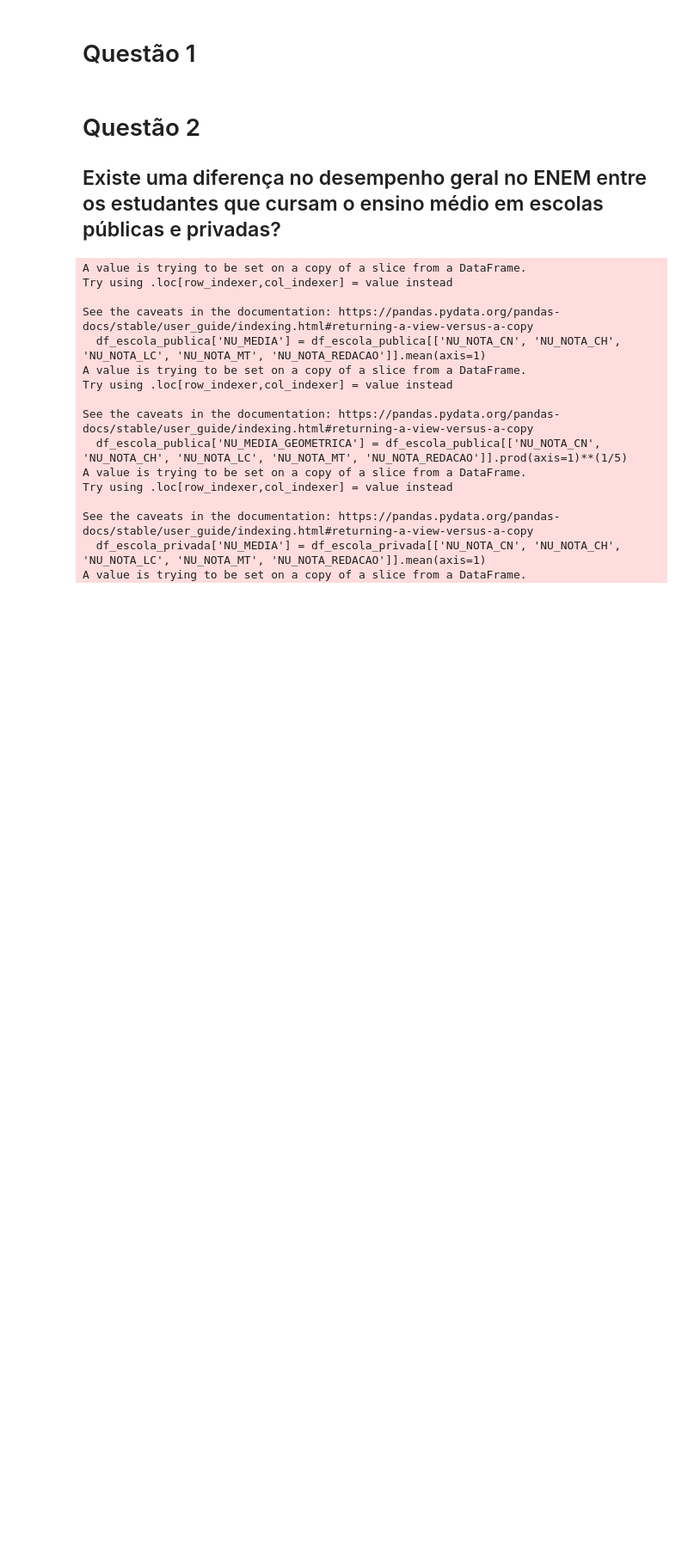
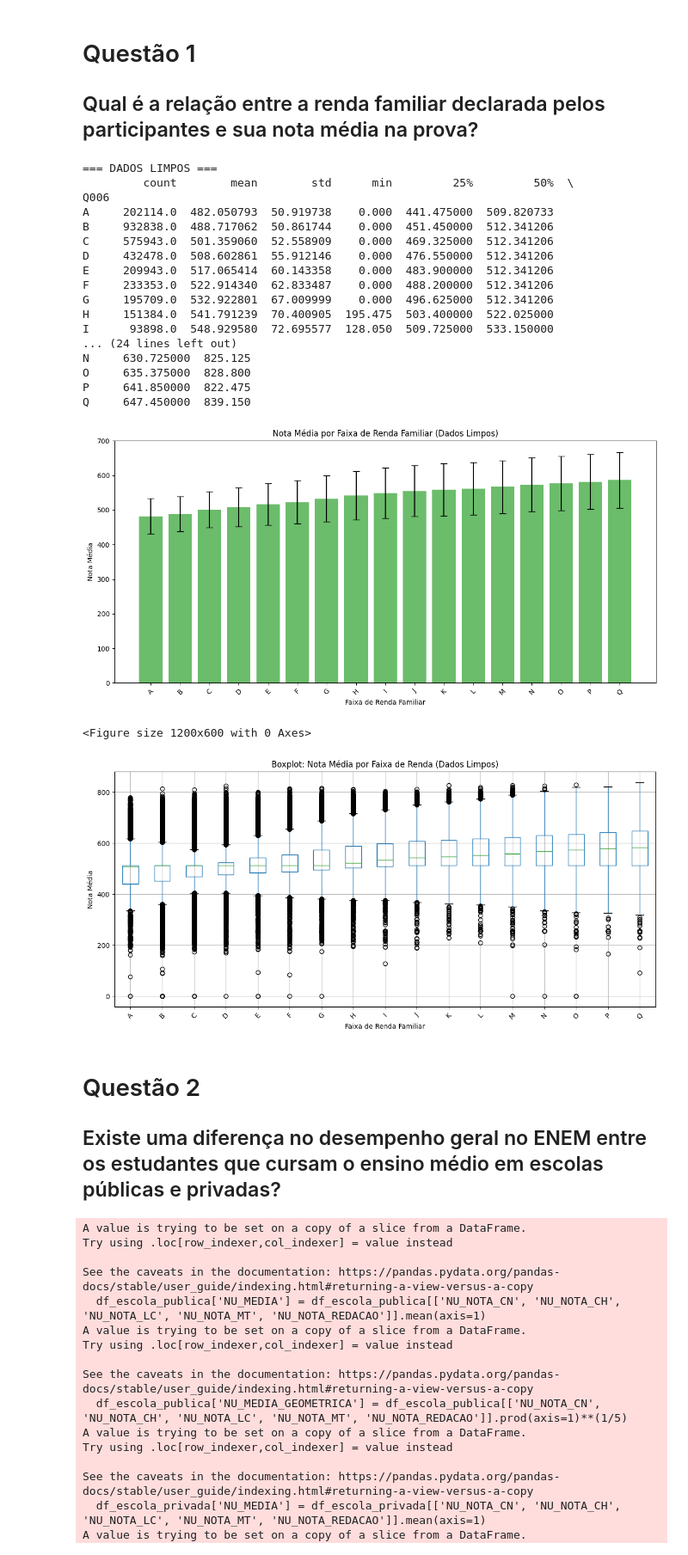
Before and after one commit to jpsampaior/analise-enem, a Jupyter notebook: enem.ipynb, the cells around one changed output. Shown at 86% size. Saved outputs shown, nothing was run; the diff lists cells and outputs as text; code cells hidden in the pictures; blank space fills up the shorter version.

```diff
--- a/enem.ipynb
+++ b/enem.ipynb
@@ -7,7 +5,75 @@ from sklearn.impute import SimpleImputer
 # %%
 df_enem = pd.read_csv("data/enem.csv", encoding='latin-1', sep=";")
 # %% [markdown]
-# Questão 1
+# Questão 1 <br>
+## Qual é a relação entre a renda familiar declarada pelos participantes e sua nota média na prova?
+# %%
+df_enem_clean = df_enem.copy()
+
+# Limpar dados - imputar valores nulos com média
+processor = SimpleImputer(strategy="mean")
+colunas_notas = ["NU_NOTA_CN", "NU_NOTA_CH", "NU_NOTA_LC", "NU_NOTA_MT", "NU_NOTA_COMP1", "NU_NOTA_COMP2", "NU_NOTA_COMP3", "NU_NOTA_COMP4", "NU_NOTA_COMP5", "NU_NOTA_REDACAO"]
+df_enem_clean[colunas_notas] = processor.fit_transform(df_enem[colunas_notas])
+
+# Calcular nota média das provas objetivas
+df_enem['NU_MEDIA'] = df_enem[['NU_NOTA_CN', 'NU_NOTA_CH', 'NU_NOTA_LC', 'NU_NOTA_MT']].mean(axis=1)
+df_enem_clean['NU_MEDIA'] = df_enem_clean[['NU_NOTA_CN', 'NU_NOTA_CH', 'NU_NOTA_LC', 'NU_NOTA_MT']].mean(axis=1)
+
+# Filtrar dados com renda válida
+df_renda = df_enem[df_enem['Q006'].notna()].copy()
+df_renda_clean = df_enem_clean[df_enem_clean['Q006'].notna()].copy()
+
+# Tabela describe() - Dados Limpos
+print('=== DADOS LIMPOS ===')
+print(df_renda_clean.groupby('Q006')['NU_MEDIA'].describe())
+
+# Calcular médias e desvios padrão
+medias_renda = df_renda.groupby('Q006')['NU_MEDIA'].mean()
+stds_renda = df_renda.groupby('Q006')['NU_MEDIA'].std()
+medias_renda_clean = df_renda_clean.groupby('Q006')['NU_MEDIA'].mean()
+stds_renda_clean = df_renda_clean.groupby('Q006')['NU_MEDIA'].std()
+
+# Gráfico de médias com desvio padrão - Dados Limpos
+plt.figure(figsize=(12, 6))
+plt.bar(medias_renda_clean.index, medias_renda_clean.values, yerr=stds_renda_clean.values, capsize=5, color='#2ca02c', alpha=0.7)
+plt.xlabel('Faixa de Renda Familiar')
+plt.ylabel('Nota Média')
+plt.title('Nota Média por Faixa de Renda Familiar (Dados Limpos)')
+plt.xticks(rotation=45)
+plt.tight_layout()
+plt.show()
+
+# Boxplot - Dados Limpos
+plt.figure(figsize=(12, 6))
+df_renda_clean.boxplot(column='NU_MEDIA', by='Q006', figsize=(12, 6))
+plt.xlabel('Faixa de Renda Familiar')
+plt.ylabel('Nota Média')
+plt.title('Boxplot: Nota Média por Faixa de Renda (Dados Limpos)')
+plt.suptitle('')
+plt.xticks(rotation=45)
+plt.tight_layout()
+plt.show()
+# %% [output]
+=== DADOS LIMPOS ===
+         count        mean        std      min         25%         50%  \
+Q006
+A     202114.0  482.050793  50.919738    0.000  441.475000  509.820733
+B     932838.0  488.717062  50.861744    0.000  451.450000  512.341206
+C     575943.0  501.359060  52.558909    0.000  469.325000  512.341206
+D     432478.0  508.602861  55.912146    0.000  476.550000  512.341206
+E     209943.0  517.065414  60.143358    0.000  483.900000  512.341206
+F     233353.0  522.914340  62.833487    0.000  488.200000  512.341206
+G     195709.0  532.922801  67.009999    0.000  496.625000  512.341206
+H     151384.0  541.791239  70.400905  195.475  503.400000  522.025000
+I      93898.0  548.929580  72.695577  128.050  509.725000  533.150000
+... (24 lines left out)
+N     630.725000  825.125
+O     635.375000  828.800
+P     641.850000  822.475
+Q     647.450000  839.150
+[figure, added]
+<Figure size 1200x600 with 0 Axes>
+[figure, added]
 # %% [markdown]
 # Questão 2 <br>
 ## Existe uma diferença no desempenho geral no ENEM entre os estudantes que cursam o ensino médio em escolas públicas e privadas?
```
Also changed, not shown: parts of 3 cells of this notebook.
